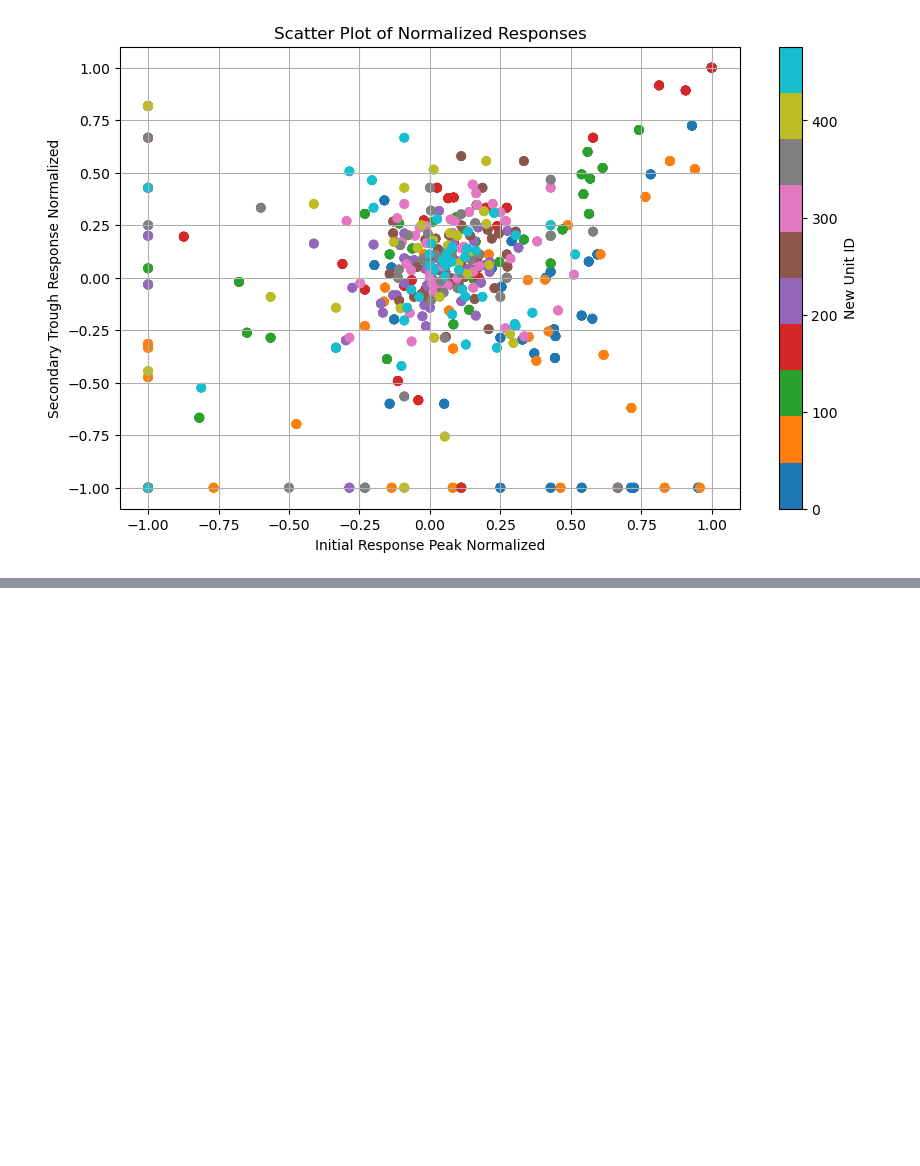
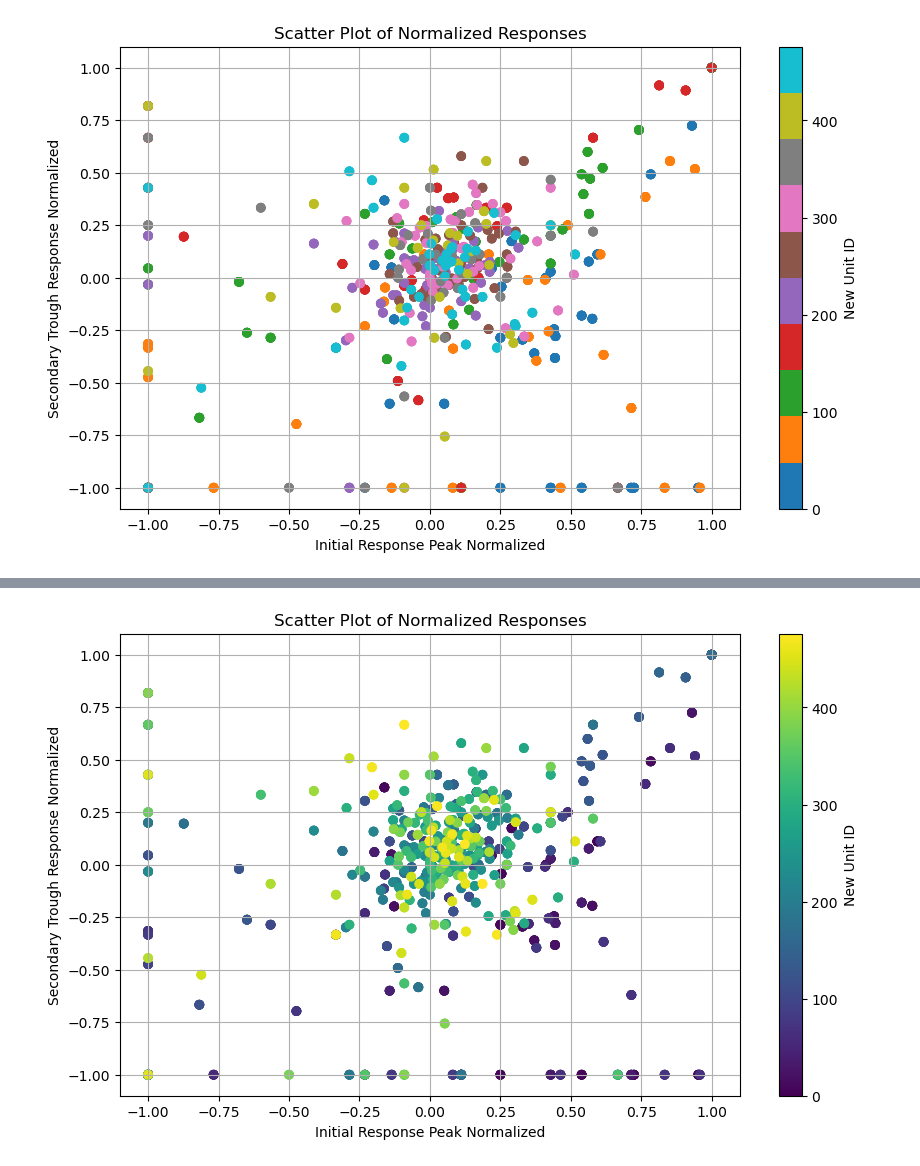
Before and after one commit to granthughes1999/nwb, a Jupyter notebook: Rotation_files/paBont2_analysis_notebook.ipynb, the cells around one changed output, grey strips where cells are left out. Drawn from its saved outputs; the diff is of its cells as text; code cells hidden in the pictures; blank space fills up the shorter version.

```diff
--- a/Rotation_files/paBont2_analysis_notebook.ipynb
+++ b/Rotation_files/paBont2_analysis_notebook.ipynb
@@ -235,0 +281,3 @@ response_df
+# %%
+# load the response_df as a csv file
+response_df = pd.read_csv(r'G:\Grant\rotation\2023-09-29_16-07-39_PaBont2\plots\data1\dataframes\luminance_flash\luminance_flash_combined_df_response.csv')
@@ -415,0 +456,22 @@ plt.show()
+# %%
+# Assuming your DataFrame is named df
+df['unit'], unique_units = pd.factorize(df['unit'])
+
+# This will replace the 'unit' column with new IDs ranging from 0 to x,
+# and store the original unique unit IDs in the variable 'unique_units'.
+
+# Now, when you plot your data, the color coding will be based on these new unit IDs:
+plt.figure(figsize=(10, 6))
+plt.scatter(df['inital_response_peak_normalized'], df['secondary_trough_response_normalized'], c=df['unit'], cmap='viridis', label=df['unit'])
+
+# Adding labels and title for better readability
+plt.xlabel('Initial Response Peak Normalized')
+plt.ylabel('Secondary Trough Response Normalized')
+plt.title('Scatter Plot of Normalized Responses')
+plt.colorbar(label='New Unit ID')  # Updates label to 'New Unit ID'
+plt.grid(True)
+
+# Show the plot
+plt.show()
+# %% [output]
+[figure, added]
```
Also changed, not shown: parts of 23 cells of this notebook, 4 other files.
